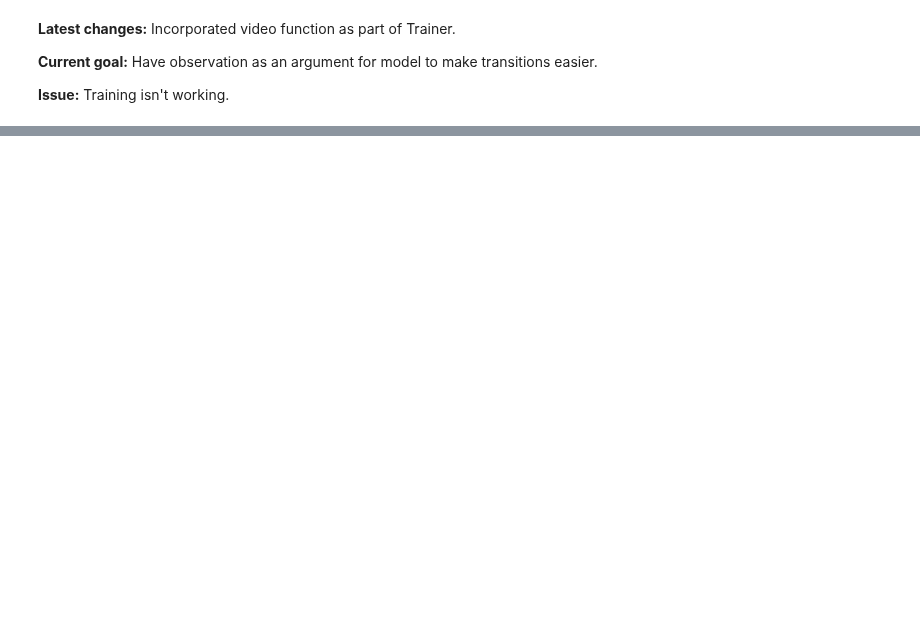
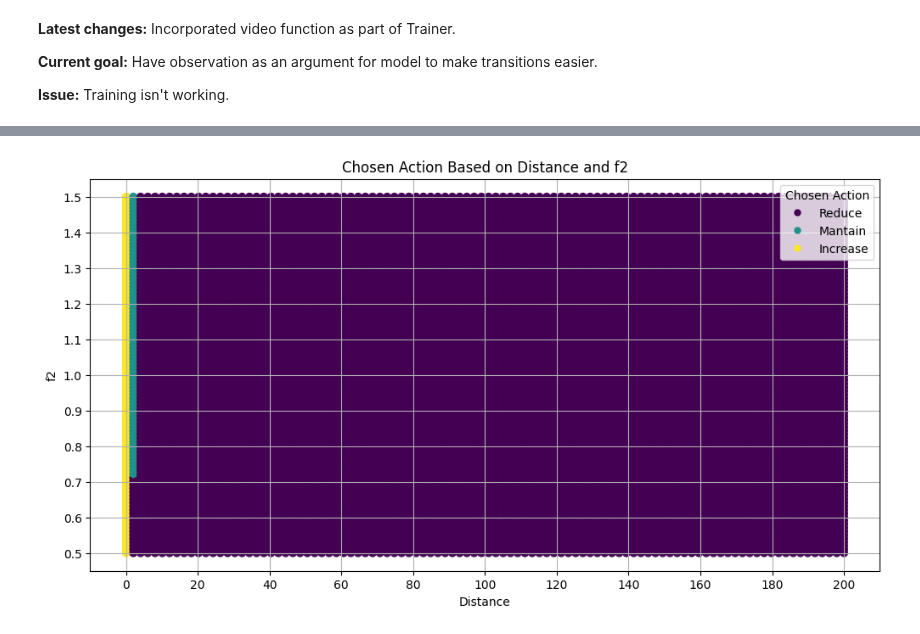
Before and after one commit to victorbuenog/Flapper, a Jupyter notebook: Flappertorch_v3.ipynb, the cells around one changed output, grey strips where cells are left out. Cells and saved outputs as stored; diff of their text form; code cells hidden in the pictures; blank space fills up the shorter version.

```diff
--- a/Flappertorch_v3.ipynb
+++ b/Flappertorch_v3.ipynb
@@ -143,9 +143,11 @@ class SwimmerEnv(gym.Env):
         Ct = self.Ct
         Cd = self.Cd
 
-        increment = (action - 1) * .1
         if self.trivial:
             increment = 0.
+        else:
+            increment = (action - 1) * .1
+
         f2 = self.previous_f2 + increment
         self.previous_f2 = f2
 
@@ -175,7 +177,6 @@ class SwimmerEnv(gym.Env):
             reward = shoot_info['v2'] * v_flow - self.previous_flow_agreement
             self.previous_flow_agreement = shoot_info['v2'] * v_flow
         elif self.reward_option == 'flow_acceleration':
-
             self.previous_v_flow = v_flow
             reward = a_flow
         else:
@@ -205,7 +206,7 @@ class SwimmerEnv(gym.Env):
         }
         info.update(shoot_info)
 
-        return numpy.array([info[self.obs], self.previous_f2], dtype=numpy.float32), reward, done, info
+        return numpy.array([info[self.obs], f2], dtype=numpy.float32), reward, done, info
 
     def reset(self, initial_condition=None, initial_condition_fn=None):
         Ct = self.Ct
@@ -482,8 +483,13 @@ class Trainer(object):
 
         return history
 
-    def plot_policy(self, obs_range, f2_range):
+    def plot_policy(self, obs_range=None, f2_range=numpy.linspace(0.5, 1.5, 100)):
         action_choices = []
+        if obs_range is None:
+            if self.observation == 'distance':
+                obs_range = numpy.linspace(0., 200, 100)
+            elif self.observation == 'flow_agreement':
+                obs_range = numpy.linspace(-3, 3, 100)
 
         for obs in obs_range:
             for f2 in f2_range:
@@ -501,14 +507,25 @@ class Trainer(object):
         scatter = plt.scatter(action_choices[:, 0], action_choices[:, 1], c=action_choices[:, 2], cmap='viridis', marker='o')
         handles = [plt.Line2D([], [], color=scatter.cmap(scatter.norm(i)), marker='o', linestyle='', markersize=5, label=label)
                   for i, label in enumerate(['Reduce', 'Mantain', 'Increase'])]
-        plt.legend(handles=handles, title='Chosen Action')
-        plt.title('Chosen Action Based on State (FA and f2)')
-        plt.xlabel('Flow Agreement')
-        plt.ylabel('f2')
-        plt.xticks(numpy.linspace(min(fa_range), max(fa_range), 11))
-        plt.yticks(numpy.linspace(min(f2_range), max(f2_range), 11))
-        plt.grid(True)
-        plt.show()
+        if self.observation == 'distance':
+            plt.legend(handles=handles, title='Chosen Action')
+            plt.title('Chosen Action Based on Distance and f2')
+            plt.xlabel('Distance')
+            plt.ylabel('f2')
+            plt.xticks(numpy.linspace(min(obs_range), max(obs_range), 11))
+            plt.yticks(numpy.linspace(min(f2_range), max(f2_range), 11))
+            plt.grid(True)
+            plt.show()
+
+        elif self.observation == 'flow_agreement':
+            plt.legend(handles=handles, title='Chosen Action')
+            plt.title('Chosen Action Based on FA and f2')
+            plt.xlabel('Flow Agreement')
+            plt.ylabel('f2')
+            plt.xticks(numpy.linspace(min(obs_range), max(obs_range), 11))
+            plt.yticks(numpy.linspace(min(f2_range), max(f2_range), 11))
+            plt.grid(True)
+            plt.show()
 
     def test_initial_conditions(self, initial_conditions):
 
@@ -666,7 +683,7 @@ trainer = Trainer(trivial=False, observation='distance', reward='distance')
 
 # train from scratch
 icfn = lambda: InitialCondition().random(['distance', 'f2'])
-hist = trainer.train(initial_condition_fn=icfn, episodes=1000)
+hist = trainer.train(initial_condition_fn=icfn, episodes=300)
 
 
 # load from pth
@@ -693,9 +712,11 @@ trainer.test_initial_conditions(InitialCondition(distance=dd, f2=0.8) for dd in
 # %%
 # plot the policy
 fa_range = numpy.linspace(-3, 3, 100)
 d_range = numpy.linspace(0., 200, 100)
 f2_range = numpy.linspace(0.5, 1.5, 100)
 
-trainer.plot_policy(d_range, f2_range)
+trainer.plot_policy()
+# %% [output]
+[figure, added]
 # %%
 # trainer.create_video()
```
Also changed, not shown: parts of 2 cells of this notebook.
